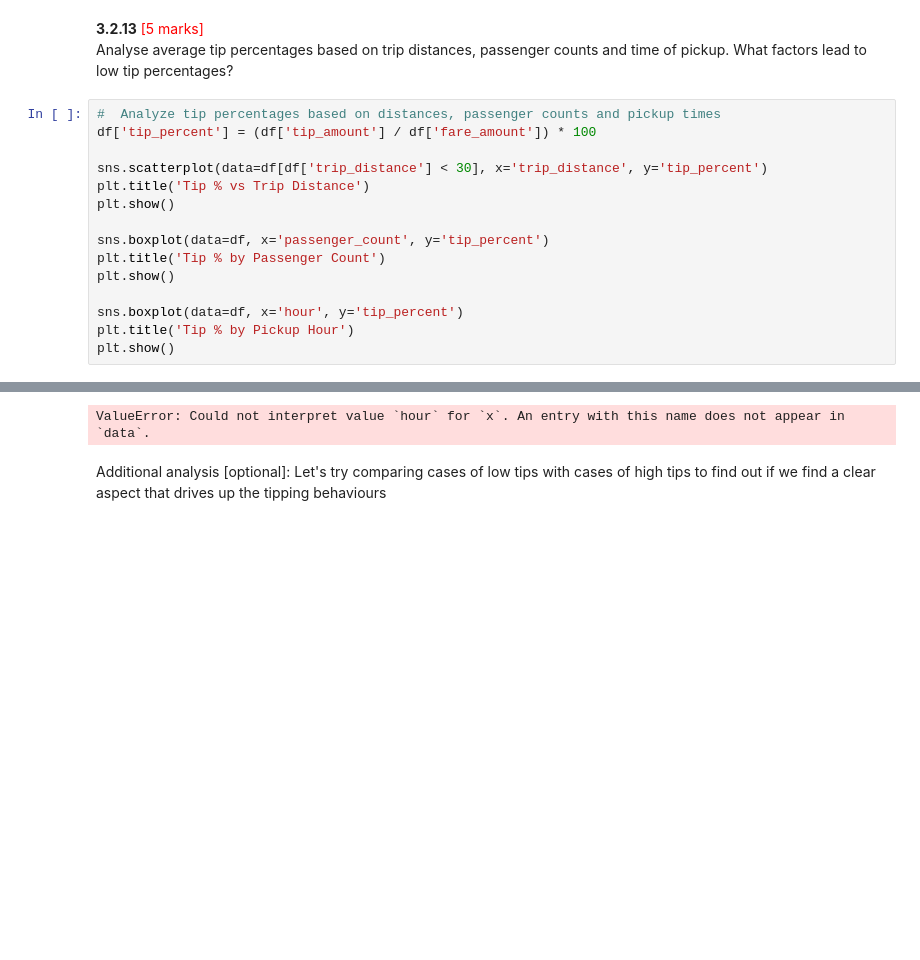
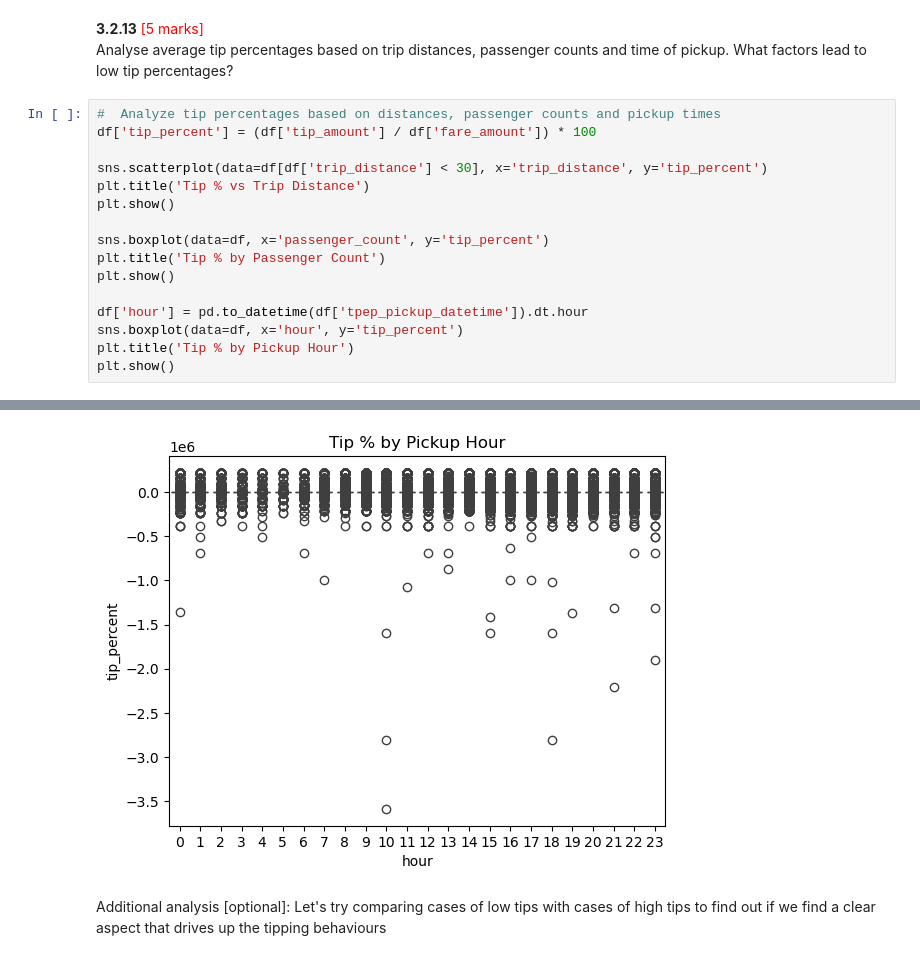
Before and after one commit to balajiramesh19/CourseAssignments, a Jupyter notebook: EDA_Assg_NYC_Taxi_Starter.ipynb, the cells around one changed output, grey strips where cells are left out. Cells and saved outputs as stored; diff of their text form; blank space fills up the shorter version.

```diff
--- a/EDA_Assg_NYC_Taxi_Starter.ipynb
+++ b/EDA_Assg_NYC_Taxi_Starter.ipynb
@@ -1558,22 +1576,23 @@ Analyse average tip percentages based on trip distances, passenger counts and ti
 # %%
 #  Analyze tip percentages based on distances, passenger counts and pickup times
 df['tip_percent'] = (df['tip_amount'] / df['fare_amount']) * 100
 
 sns.scatterplot(data=df[df['trip_distance'] < 30], x='trip_distance', y='tip_percent')
 plt.title('Tip % vs Trip Distance')
 plt.show()
 
 sns.boxplot(data=df, x='passenger_count', y='tip_percent')
 plt.title('Tip % by Passenger Count')
 plt.show()
 
+df['hour'] = pd.to_datetime(df['tpep_pickup_datetime']).dt.hour
 sns.boxplot(data=df, x='hour', y='tip_percent')
 plt.title('Tip % by Pickup Hour')
 plt.show()
 # %% [output]
 [figure]
 [figure]
-ValueError: Could not interpret value `hour` for `x`. An entry with this name does not appear in `data`.
+[figure, added]
 # %% [markdown]
 Additional analysis [optional]: Let's try comparing cases of low tips with cases of high tips to find out if we find a clear aspect that drives up the tipping behaviours
 # %%
```
Also changed, not shown: parts of 11 cells of this notebook.
